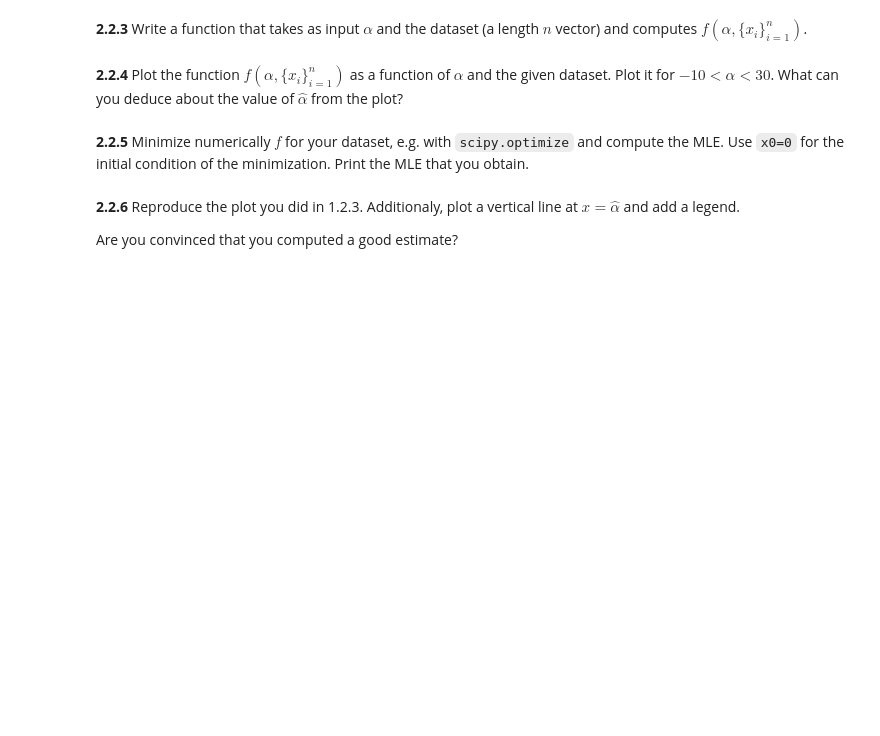
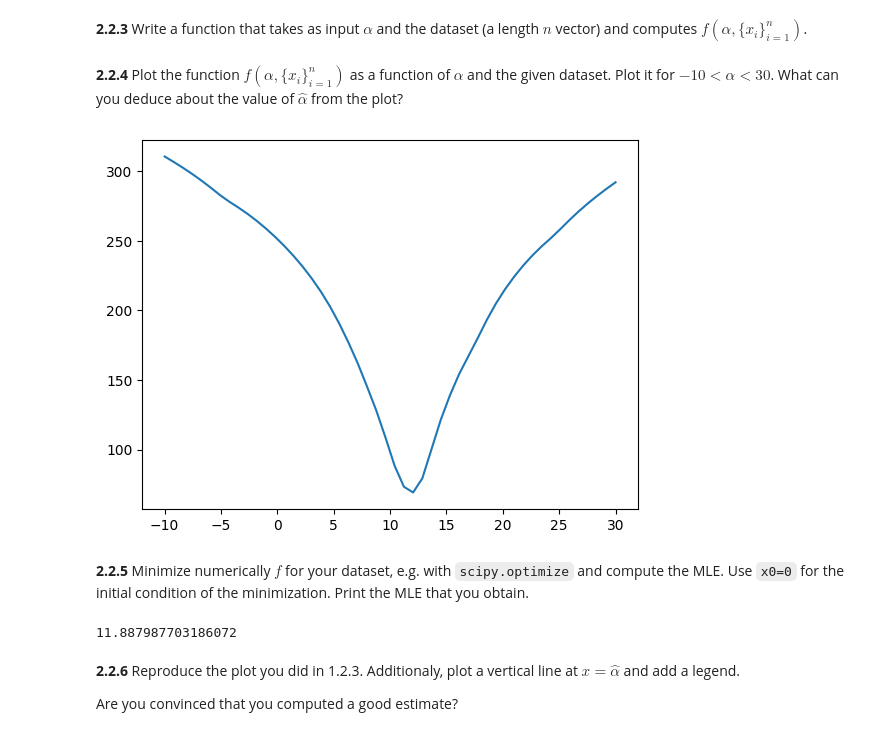
Before and after one commit to davidomanovic/Machine-Learning, a Jupyter notebook: Statistical Inference/exercise3-inference.ipynb, the cells around one changed output. Cells and saved outputs as stored; diff of their text form; code cells hidden in the pictures; blank space fills up the shorter version.

````diff
--- a/Statistical Inference/exercise3-inference.ipynb
+++ b/Statistical Inference/exercise3-inference.ipynb
@@ -207,0 +226,4 @@ How many measurements does it contain?
+# %%
+# use np.load!
+dataset = np.load("datalighthouse.npy")
+print("Dataset contains:", len(dataset), "measurements")
@@ -216,9 +240,12 @@ Hints:
 - $\max[f(x)] = \min[- f(x)]$.
 # %% [markdown]
 **2.2.3** Write a function that takes as input $\alpha$ and the dataset (a length $n$ vector) and computes $f(\alpha, \{x_i\}_{i=1}^n)$.
-# %%
-def f(a, dataset):
-    return ...
+# %%
+def f(a, dataset):
+    sum = 0
+    for x_i in dataset:
+        sum += np.log(1+(x_i-a)**2)
+    return sum
 # %% [markdown]
 **2.2.4** Plot the function $f(\alpha, \{x_i\}_{i=1}^n)$ as a function of $\alpha$ and the given dataset. Plot it for $-10 < \alpha < 30$.
 What can you deduce about the value of $\hat{\alpha}$ from the plot?
@@ -227,2 +252,13 @@ What can you deduce about the value of $\hat{\alpha}$ from the plot?
+# %%
+#
+a = np.linspace(-10, 30, len(dataset))
+func = []
+for a_s in a:
+    func.append(f(a_s, dataset))
+
+plt.plot(a,func)
+plt.show()
+# %% [output]
+[figure, added]
 # %% [markdown]
 **2.2.5** Minimize numerically $f$ for your dataset, e.g. with `scipy.optimize` and compute the MLE. Use ```x0=0``` for the initial condition of the minimization. Print the MLE that you obtain.
@@ -231,3 +265,9 @@ What can you deduce about the value of $\hat{\alpha}$ from the plot?
+# %%
+# minimize f
+f_min = minimize(lambda a: f(a, dataset), x0 = 0.0)
+f_min.x[0]
+# %% [output]
+11.887987703186072
 # %% [markdown]
 **2.2.6**
 Reproduce the plot you did in 1.2.3.
````
Also changed, not shown: parts of 16 cells of this notebook, 1 other file.
